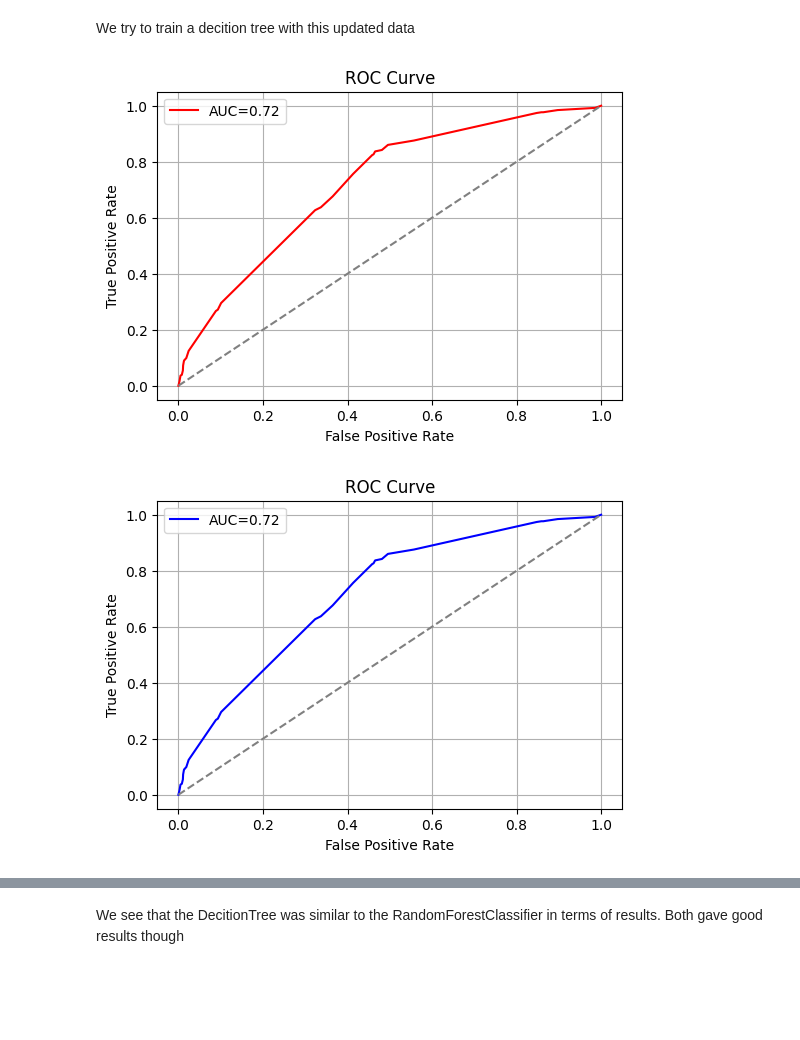
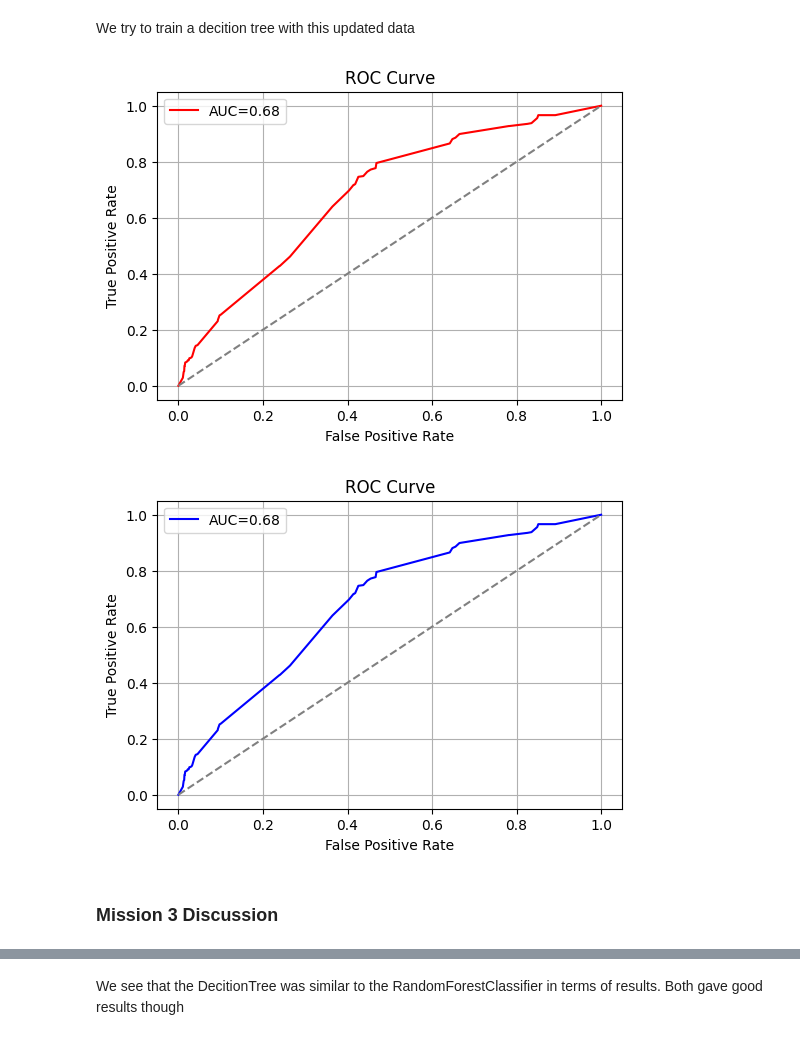
Before and after one commit to flippi321/TDT4172-Introduction-to-Machine-Learning, a Jupyter notebook: Assignment 1/Chapter_1.ipynb, the cells around one changed output, grey strips where cells are left out. Saved outputs shown, nothing was run; the diff lists cells and outputs as text; code cells hidden in the pictures; blank space fills up the shorter version.

```diff
--- a/Assignment 1/Chapter_1.ipynb
+++ b/Assignment 1/Chapter_1.ipynb
@@ -350,33 +364,33 @@ Name: data_stream_3, dtype: float64
 We try to train a decition tree with this updated data
 # %%
 # Train a decision tree
-dt = DecisionTreeClassifier(random_state=69, max_depth=6, criterion='gini', splitter='best')
+dt = DecisionTreeClassifier(random_state=69, max_depth=5, criterion='gini', splitter='best')
 
 x_train = np.concatenate((x_train, x_train_3_binary.values.reshape(-1,1)), axis=1)
 x_test = np.concatenate((x_test, x_test_3_binary.values.reshape(-1,1)), axis=1)
 
 # Fit the model
 dt.fit(x_train, y_train)
 
 # Predict
 pred = dt.predict_proba(x_test)[:, 1]
 
 # Calculate the ROC curve and score
 fpr, tpr, _ = roc_curve(y_test, pred)
 auc = roc_auc_score(y_test, pred)
 
 # Plot ROC Graph
 plt.figure(figsize=(6, 4))
 plt.plot(fpr, tpr, c='red', label=f"AUC={auc:.2f}")
 plt.plot([0, 1], [0, 1], linestyle="--", color="gray")
 plt.grid(True)
 plt.title("ROC Curve")
 plt.xlabel('False Positive Rate')
 plt.ylabel('True Positive Rate')
 plt.legend()
 plt.show()
 # %% [output]
-[figure, old version]
+[figure, new version]
 # %%
 decisionForest = ensemble.RandomForestClassifier(random_state=69, n_estimators=100)
 
@@ -404,4 +418,6 @@ plt.ylabel('True Positive Rate')
 plt.legend()
 plt.show()
 # %% [output]
-[figure, old version]
+[figure, new version]
+# %% [markdown]
+### Mission 3 Discussion
```
Also changed, not shown: parts of 19 cells of this notebook.
